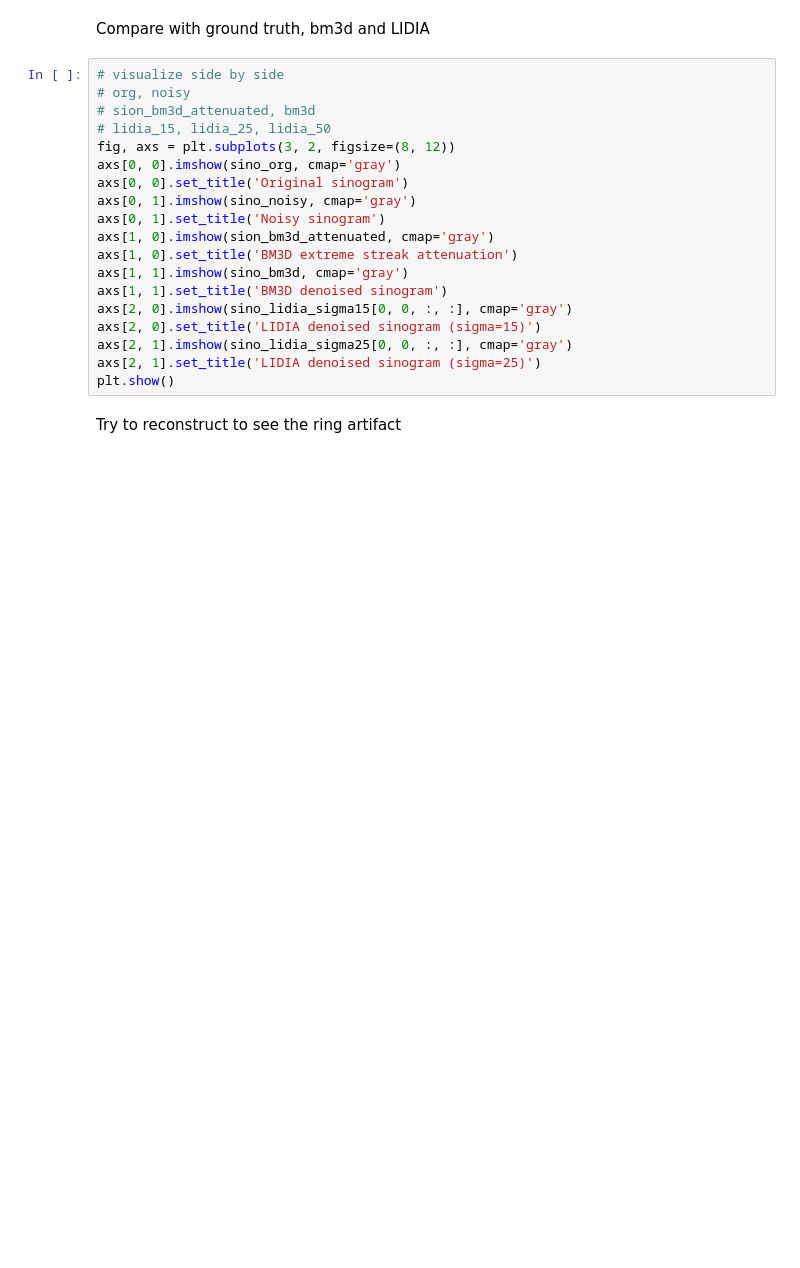
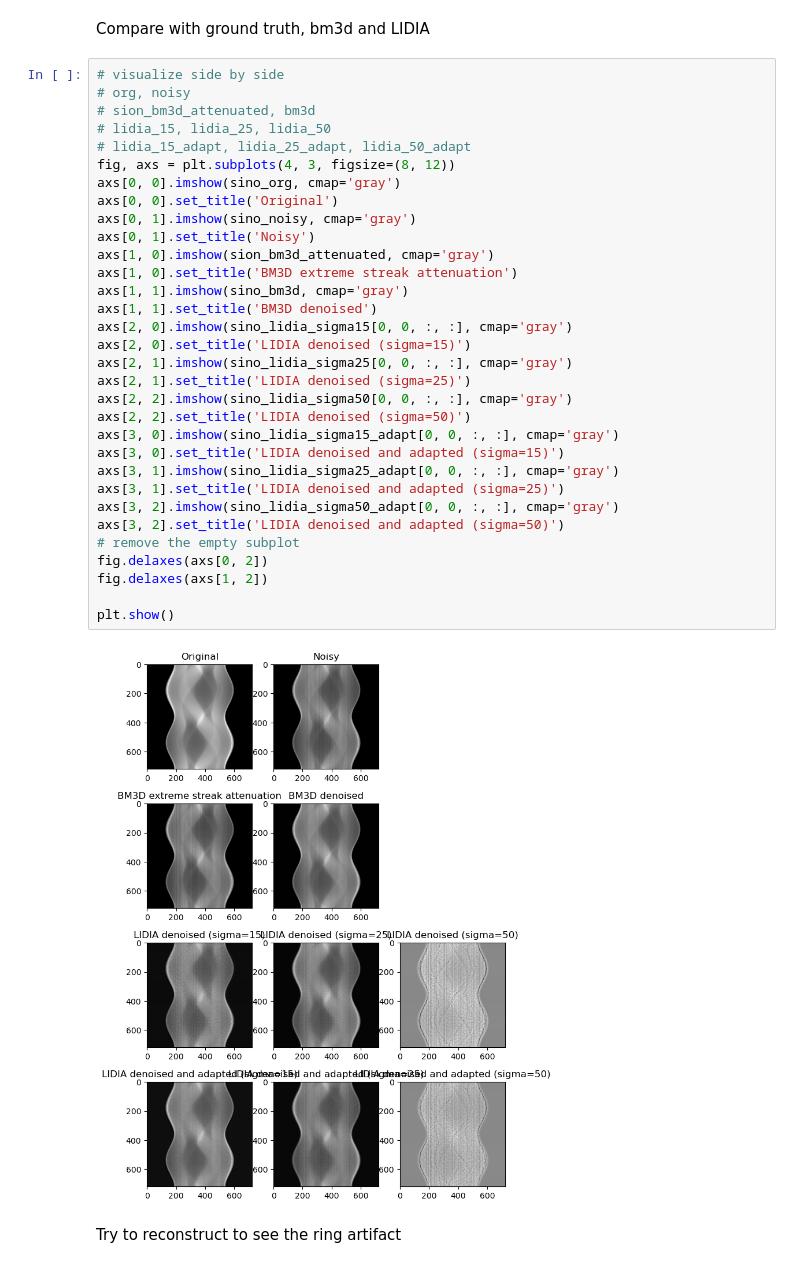
Before and after one commit to KedoKudo/TomoArtifactBenchPy, a Jupyter notebook: notebooks/evaluate_LIDIA.ipynb, the cells around one changed output. Drawn from its saved outputs; the diff is of its cells as text; blank space fills up the shorter version.

```diff
--- a/notebooks/evaluate_LIDIA.ipynb
+++ b/notebooks/evaluate_LIDIA.ipynb
@@ -250,22 +299,37 @@ Compare with ground truth, bm3d and LIDIA
 # %%
 # visualize side by side
 # org, noisy
 # sion_bm3d_attenuated, bm3d
 # lidia_15, lidia_25, lidia_50
-fig, axs = plt.subplots(3, 2, figsize=(8, 12))
+# lidia_15_adapt, lidia_25_adapt, lidia_50_adapt
+fig, axs = plt.subplots(4, 3, figsize=(8, 12))
 axs[0, 0].imshow(sino_org, cmap='gray')
-axs[0, 0].set_title('Original sinogram')
+axs[0, 0].set_title('Original')
 axs[0, 1].imshow(sino_noisy, cmap='gray')
-axs[0, 1].set_title('Noisy sinogram')
+axs[0, 1].set_title('Noisy')
 axs[1, 0].imshow(sion_bm3d_attenuated, cmap='gray')
 axs[1, 0].set_title('BM3D extreme streak attenuation')
 axs[1, 1].imshow(sino_bm3d, cmap='gray')
-axs[1, 1].set_title('BM3D denoised sinogram')
+axs[1, 1].set_title('BM3D denoised')
 axs[2, 0].imshow(sino_lidia_sigma15[0, 0, :, :], cmap='gray')
-axs[2, 0].set_title('LIDIA denoised sinogram (sigma=15)')
+axs[2, 0].set_title('LIDIA denoised (sigma=15)')
 axs[2, 1].imshow(sino_lidia_sigma25[0, 0, :, :], cmap='gray')
-axs[2, 1].set_title('LIDIA denoised sinogram (sigma=25)')
+axs[2, 1].set_title('LIDIA denoised (sigma=25)')
+axs[2, 2].imshow(sino_lidia_sigma50[0, 0, :, :], cmap='gray')
+axs[2, 2].set_title('LIDIA denoised (sigma=50)')
+axs[3, 0].imshow(sino_lidia_sigma15_adapt[0, 0, :, :], cmap='gray')
+axs[3, 0].set_title('LIDIA denoised and adapted (sigma=15)')
+axs[3, 1].imshow(sino_lidia_sigma25_adapt[0, 0, :, :], cmap='gray')
+axs[3, 1].set_title('LIDIA denoised and adapted (sigma=25)')
+axs[3, 2].imshow(sino_lidia_sigma50_adapt[0, 0, :, :], cmap='gray')
+axs[3, 2].set_title('LIDIA denoised and adapted (sigma=50)')
+# remove the empty subplot
+fig.delaxes(axs[0, 2])
+fig.delaxes(axs[1, 2])
+
 plt.show()
+# %% [output]
+[figure, added]
 # %% [markdown]
 Try to reconstruct to see the ring artifact
 # %%
```
Also changed, not shown: parts of 21 cells of this notebook, 1 other file.
